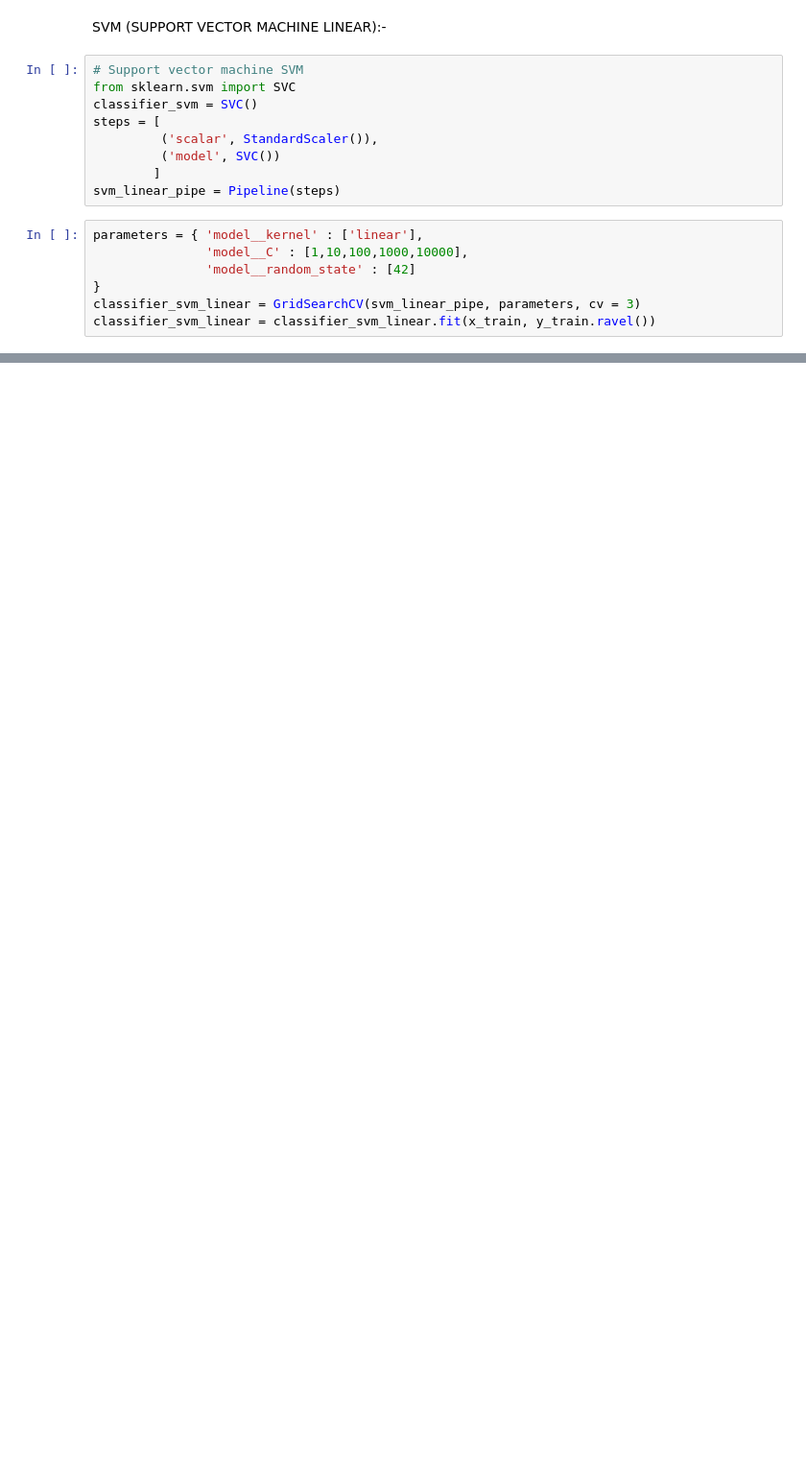
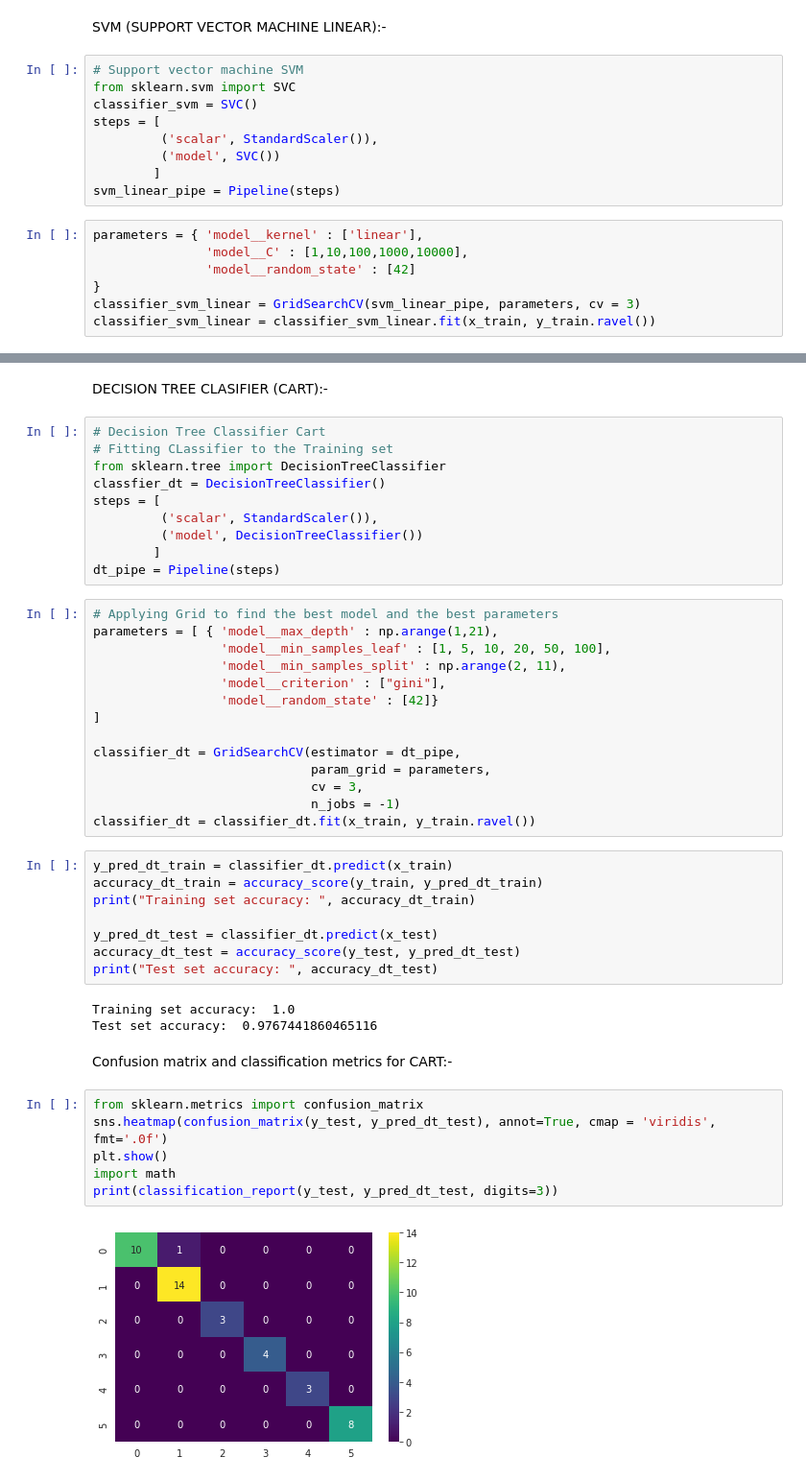
Before and after one commit to masp42/ML_Glass_CA, a Jupyter notebook: CA_ML_2.ipynb, the cells around one changed output, grey strips where cells are left out. Shown at 96% size. Drawn from its saved outputs; the diff is of its cells as text; blank space fills up the shorter version.

```diff
--- a/CA_ML_2.ipynb
+++ b/CA_ML_2.ipynb
@@ -303,0 +304,47 @@ weighted avg      0.709     0.721     0.708        43
+# %% [markdown]
+DECISION TREE CLASIFIER (CART):-
+# %%
+# Decision Tree Classifier Cart
+# Fitting CLassifier to the Training set
+from sklearn.tree import DecisionTreeClassifier
+classfier_dt = DecisionTreeClassifier()
+steps = [
+         ('scalar', StandardScaler()),
+         ('model', DecisionTreeClassifier())
+        ]
+dt_pipe = Pipeline(steps)
+# %%
+# Applying Grid to find the best model and the best parameters
+parameters = [ { 'model__max_depth' : np.arange(1,21),
+                 'model__min_samples_leaf' : [1, 5, 10, 20, 50, 100],
+                 'model__min_samples_split' : np.arange(2, 11),
+                 'model__criterion' : ["gini"],
+                 'model__random_state' : [42]}
+]
+
+classifier_dt = GridSearchCV(estimator = dt_pipe,
+                             param_grid = parameters,
+                             cv = 3,
+                             n_jobs = -1)
+classifier_dt = classifier_dt.fit(x_train, y_train.ravel())
+# %%
+y_pred_dt_train = classifier_dt.predict(x_train)
+accuracy_dt_train = accuracy_score(y_train, y_pred_dt_train)
+print("Training set accuracy: ", accuracy_dt_train)
+
+y_pred_dt_test = classifier_dt.predict(x_test)
+accuracy_dt_test = accuracy_score(y_test, y_pred_dt_test)
+print("Test set accuracy: ", accuracy_dt_test)
+# %% [output]
+Training set accuracy:  1.0
+Test set accuracy:  0.9767441860465116
+# %% [markdown]
+Confusion matrix and classification metrics for CART:-
+# %%
+from sklearn.metrics import confusion_matrix
+sns.heatmap(confusion_matrix(y_test, y_pred_dt_test), annot=True, cmap = 'viridis', fmt='.0f')
+plt.show()
+import math
+print(classification_report(y_test, y_pred_dt_test, digits=3))
+# %% [output]
+[figure, added]
```
Also changed, not shown: parts of 16 cells of this notebook.
